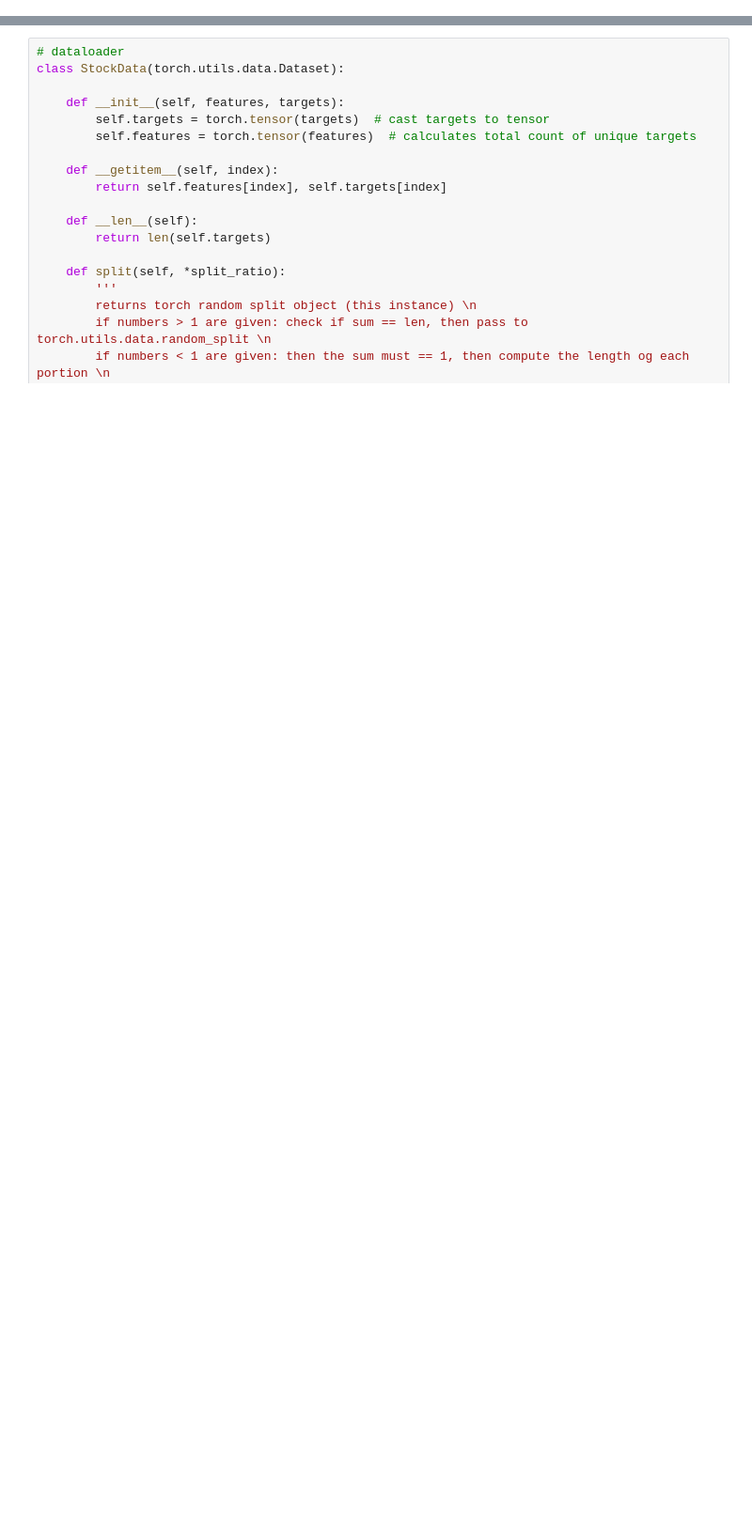
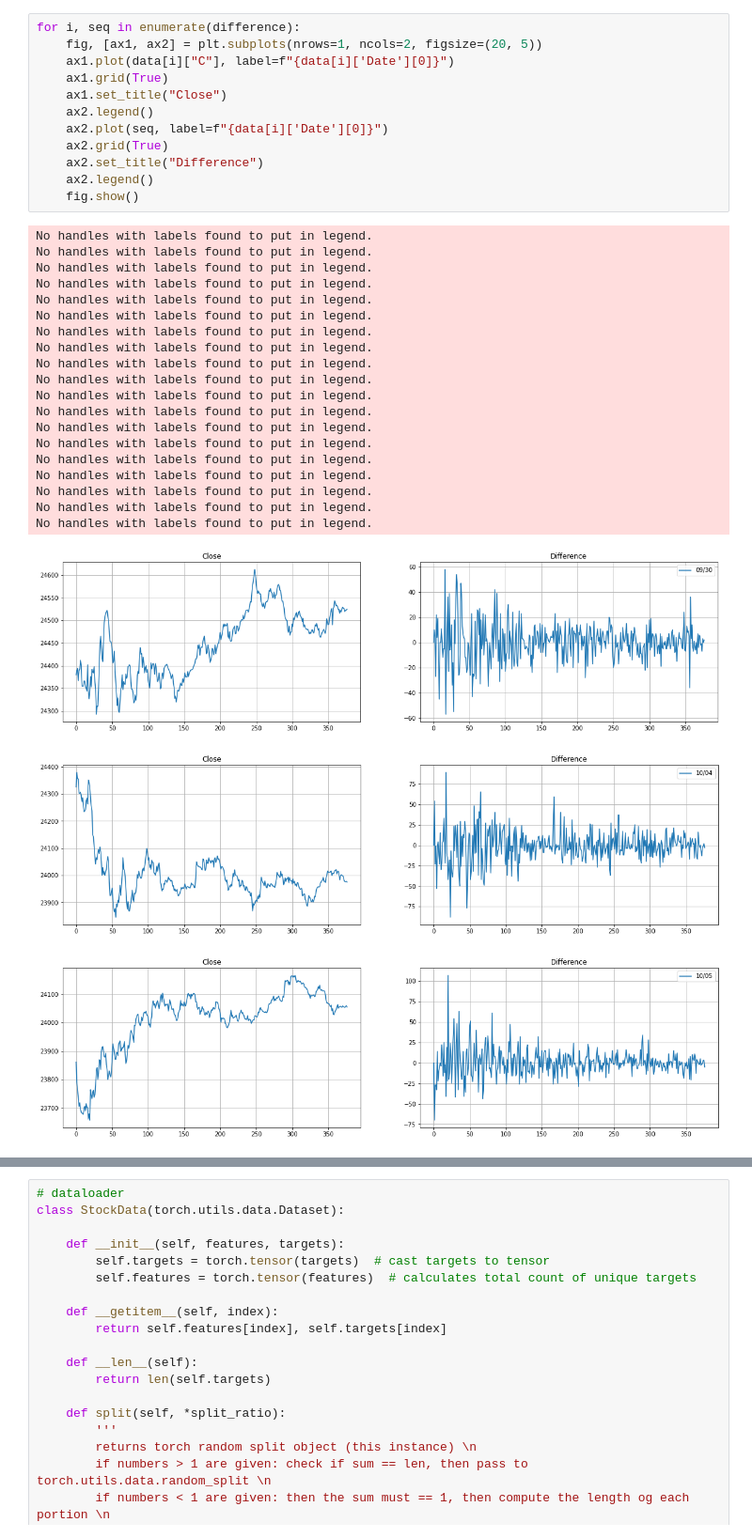
Before and after one commit to jackyman1997/LSTM, a Jupyter notebook: work.ipynb, the cells around one changed output, grey strips where cells are left out. Shown at 94% size. Saved outputs shown, nothing was run; the diff lists cells and outputs as text; blank space fills up the shorter version.

```diff
--- a/work.ipynb
+++ b/work.ipynb
@@ -48,0 +17,35 @@ targets_np[0].shape
+# %%
+for i, seq in enumerate(difference):
+    fig, [ax1, ax2] = plt.subplots(nrows=1, ncols=2, figsize=(20, 5))
+    ax1.plot(data[i]["C"], label=f"{data[i]['Date'][0]}")
+    ax1.grid(True)
+    ax1.set_title("Close")
+    ax2.legend()
+    ax2.plot(seq, label=f"{data[i]['Date'][0]}")
+    ax2.grid(True)
+    ax2.set_title("Difference")
+    ax2.legend()
+    fig.show()
+# %% [output]
+No handles with labels found to put in legend.
+No handles with labels found to put in legend.
+No handles with labels found to put in legend.
+No handles with labels found to put in legend.
+No handles with labels found to put in legend.
+No handles with labels found to put in legend.
+No handles with labels found to put in legend.
+No handles with labels found to put in legend.
+No handles with labels found to put in legend.
+No handles with labels found to put in legend.
+No handles with labels found to put in legend.
+No handles with labels found to put in legend.
+No handles with labels found to put in legend.
+No handles with labels found to put in legend.
+No handles with labels found to put in legend.
+No handles with labels found to put in legend.
+No handles with labels found to put in legend.
+No handles with labels found to put in legend.
+No handles with labels found to put in legend.
+[figure, added]
+[figure, added]
+[figure, added]
```
Also changed, not shown: parts of 18 cells of this notebook.
